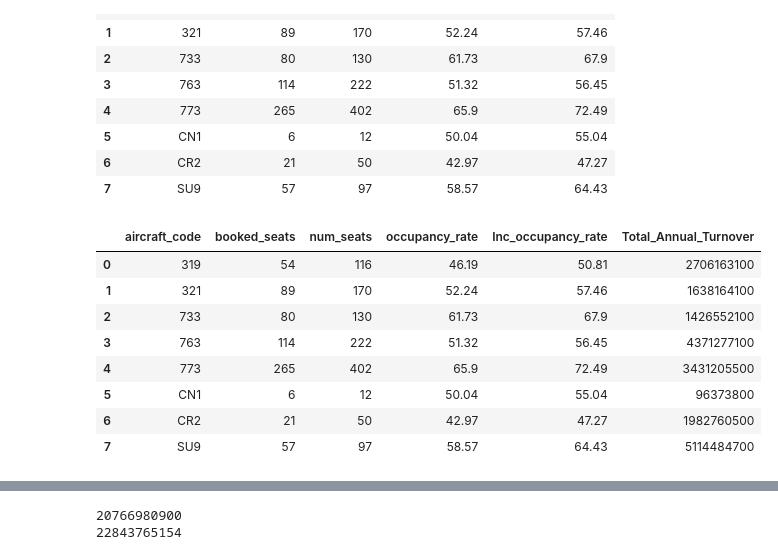
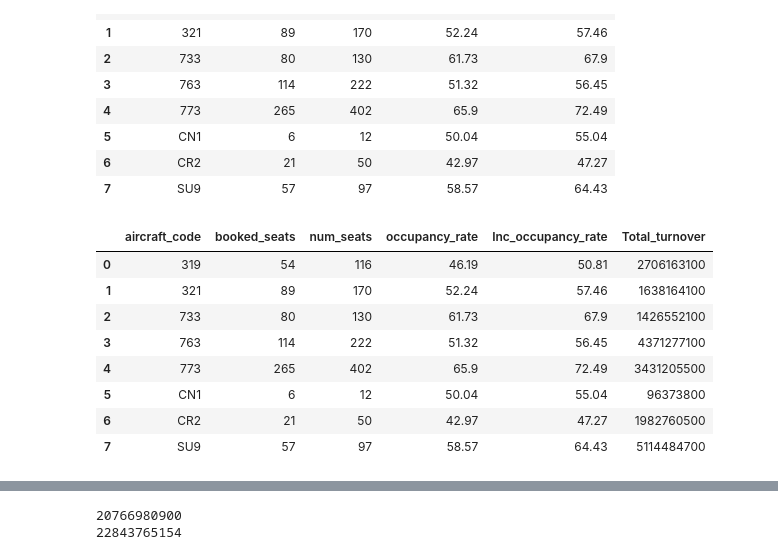
Before and after one commit to rishav197/Airline-Data-Analysis, a Jupyter notebook: Airline_Data_Analysis.ipynb, the cells around one changed output, grey strips where cells are left out. Saved outputs shown, nothing was run; the diff lists cells and outputs as text; code cells hidden in the pictures.

```diff
--- a/Airline_Data_Analysis.ipynb
+++ b/Airline_Data_Analysis.ipynb
@@ -358,10 +358,10 @@ total_revenue = pd.read_sql_query("""select aircraft_code, count(distinct tf.tic
                   join flights f on tf.flight_id=f.flight_id group by aircraft_code""", conn)
 # total_revenue
 # %%
-occupancy_rate['Total_Annual_Turnover'] = total_revenue['total_revenue']
+occupancy_rate['Total_turnover'] = total_revenue['total_revenue']
 occupancy_rate
 # %% [output]
-|  | aircraft_code | booked_seats | num_seats | occupancy_rate | Inc_occupancy_rate | Total_Annual_Turnover |
+|  | aircraft_code | booked_seats | num_seats | occupancy_rate | Inc_occupancy_rate | Total_turnover |
 | 0 | 319 | 54 | 116 | 46.19 | 50.81 | 2706163100 |
 | 1 | 321 | 89 | 170 | 52.24 | 57.46 | 1638164100 |
 | 2 | 733 | 80 | 130 | 61.73 | 67.9 | 1426552100 |
```
Also changed, not shown: parts of 4 cells of this notebook.
